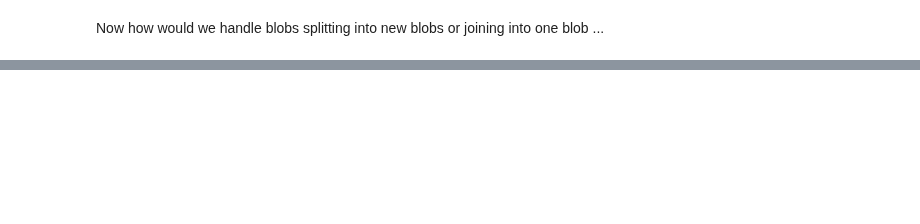
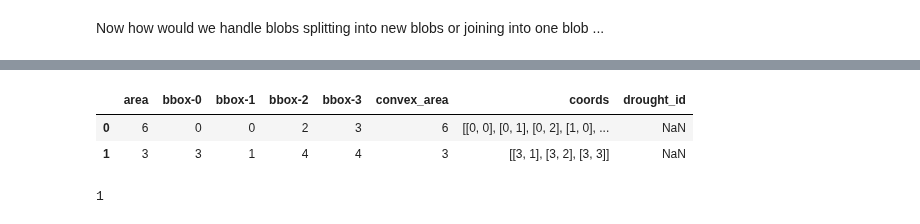
Before and after one commit to UW-Hydro/drought_impact, a Jupyter notebook: notebooks/explore/drought_event_tracking.ipynb, the cells around one changed output, grey strips where cells are left out. Drawn from its saved outputs; the diff is of its cells as text; code cells hidden in the pictures; blank space fills up the shorter version.

```diff
--- a/notebooks/explore/drought_event_tracking.ipynb
+++ b/notebooks/explore/drought_event_tracking.ipynb
@@ -364,0 +482,8 @@ Now how would we handle blobs splitting into new blobs or joining into one blob
+# %%
+t2 = np.array([
+    [1, 1, 1, 0],
+    [1, 1, 1, 0],
+    [0, 0, 0, 0],
+    [0, 1, 1, 1],
+])
+t2
@@ -364,0 +582,3 @@ Now how would we handle blobs splitting into new blobs or joining into one blob
+# %%
+df_2 = identify_drought_blob(t2)
+df_2
@@ -364,0 +691,6 @@ Now how would we handle blobs splitting into new blobs or joining into one blob
+# %%
+# setup some empty space to fill with ids
+df_1['drought_id'] = np.nan*np.zeros(len(df_1))
+df_2['drought_id'] = np.nan*np.zeros(len(df_2))
+df_3['drought_id'] = np.nan*np.zeros(len(df_3))
+df_4['drought_id'] = np.nan*np.zeros(len(df_4))
@@ -364,0 +735,60 @@ Now how would we handle blobs splitting into new blobs or joining into one blob
+# %%
+df_2.iloc[[0, 1]].sort_values('area', ascending=False)
+# %% [output]
+|  | area | bbox-0 | bbox-1 | bbox-2 | bbox-3 | convex_area | coords | drought_id |
+| 0 | 6 | 0 | 0 | 2 | 3 | 6 | [[0, 0], [0, 1], [0, 2], [1, 0], ... | NaN |
+| 1 | 3 | 3 | 1 | 4 | 4 | 3 | [[3, 1], [3, 2], [3, 3]] | NaN |
+# %%
+connections = blob_con_t1_to_t2
+
+if len(connections) > 0:
+
+
+    for i in np.arange(len(df_2)):
+        # ALL CONNECTIONS
+        # first we need to figure out if we are connected
+        connects_origins = list()
+        for connect in connections:
+            # this means that our current index
+            # connects to a previous time's index
+            if connect[1] == i:
+                # we already know it's going to index i
+                # we need to figure out where it's coming from
+                connects_origins.append(connect[0])
+
+        # SPLITS
+        # now we need to check if this is part of a split
+        split_connections = dict()
+        for origin in connects_origins:
+            split_counter = 0
+            for connect in connections:
+                # we want to count how many times the origin is
+                # connected to something ... if it ends up being
+                # more than once then it's a split
+                if connect[0] == origin:
+                    split_counter += 1
+            # meaning we found a split
+            if split_counter > 1:
+                split_connections[origin] = split_counter
+
+
+        # MERGES
+        # we have a merge if more than 1 blob
+        # goes into this one
+        if len(connects_origins) > 1:
+            merged_blob_ids = df_1.iloc[connects_origins].sort_vals('area', ascending=False)['drought_id'].values
+            new_id = merged_blob_ids[0]
+            for id in merged_blob_ids[1:]:
+                new_id = f'{new_id}.{id}'
+            df_2['drought_id'].iloc[i] = new_id
+
+
+
+
+else:
+    # there were no connections, all id's start from scratch
+    for i in np.arange(len(df_2)):
+        df_2['drought_id'].iloc[i] = f'{new_blob_num}'
+        new_blob_num += 1
+# %% [output]
+1
```
Also changed, not shown: parts of 52 cells of this notebook.
